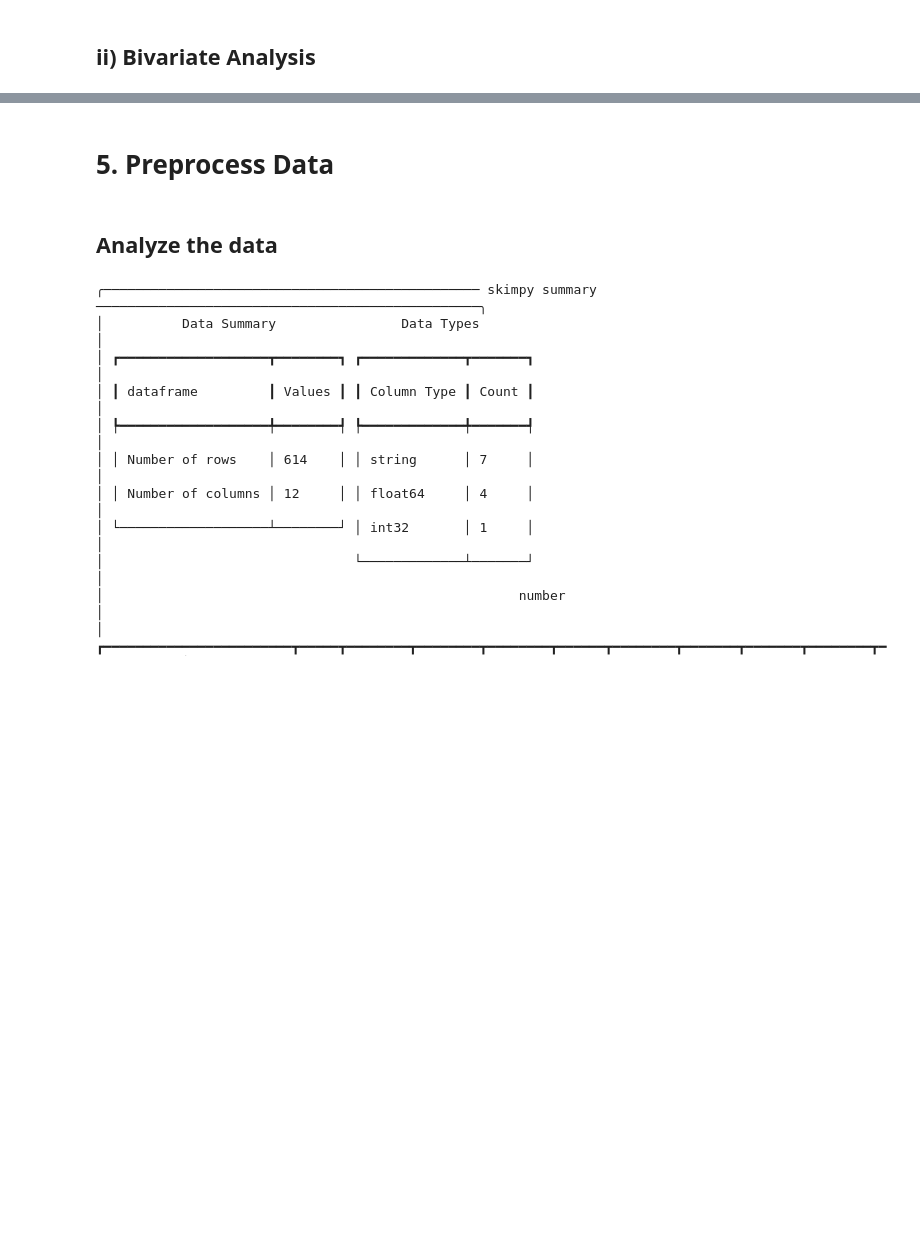
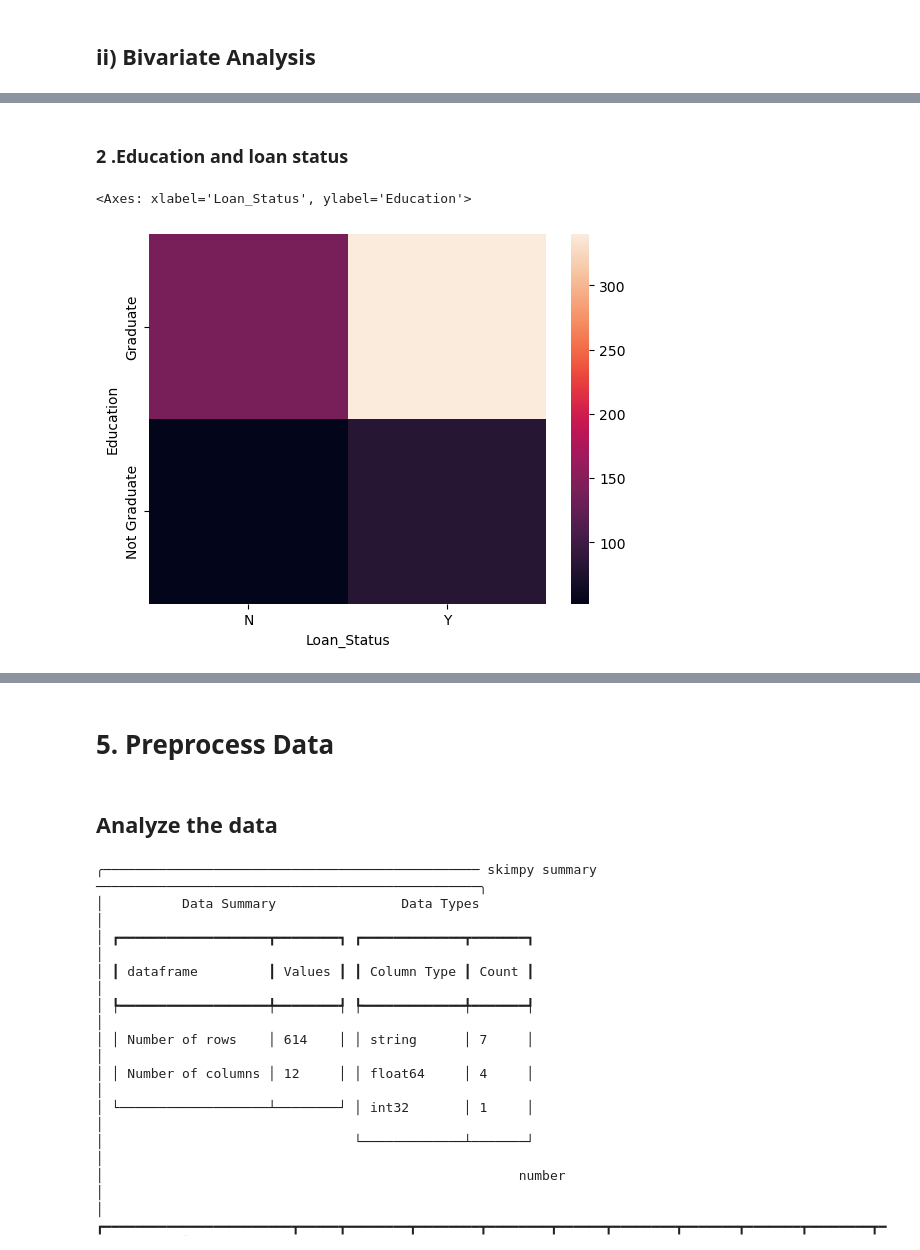
Before and after one commit to Triakshan/MLG382--Project1-Group-C-, a Jupyter notebook: MLG382- Project 1- Group C/notebooks/src/project_1-group_c.ipynb, the cells around one changed output, grey strips where cells are left out. Drawn from its saved outputs; the diff is of its cells as text; code cells hidden in the pictures; blank space fills up the shorter version.

```diff
--- a/MLG382- Project 1- Group C/notebooks/src/project_1-group_c.ipynb
+++ b/MLG382- Project 1- Group C/notebooks/src/project_1-group_c.ipynb
@@ -185,0 +157,7 @@ plt.show()
+# %% [markdown]
+### 2 .Education and loan status
+# %%
+sns.heatmap(pd.crosstab(df['Education'] , df['Loan_Status']))
+# %% [output]
+<Axes: xlabel='Loan_Status', ylabel='Education'>
+[figure, added]
```
Also changed, not shown: parts of 27 cells of this notebook, 1 other file.
